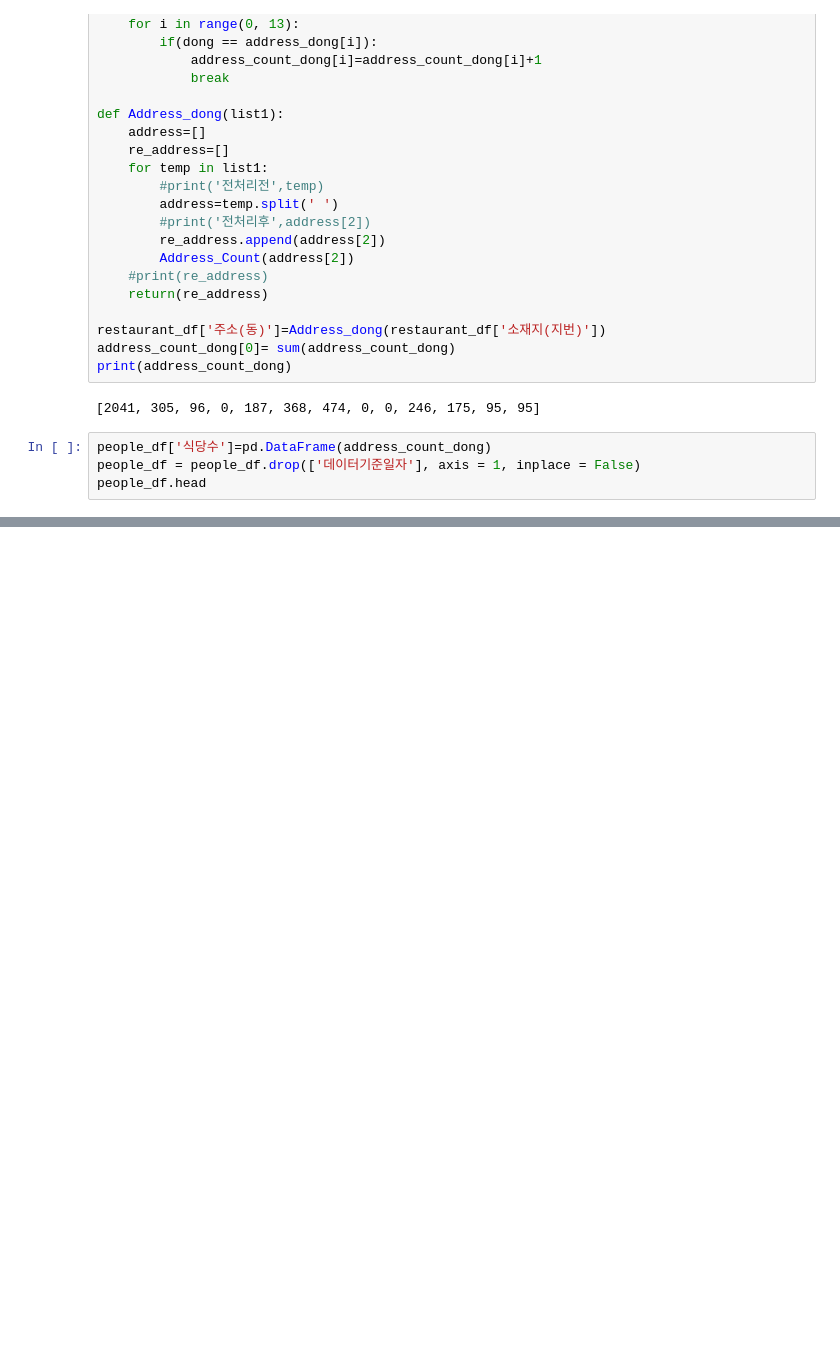
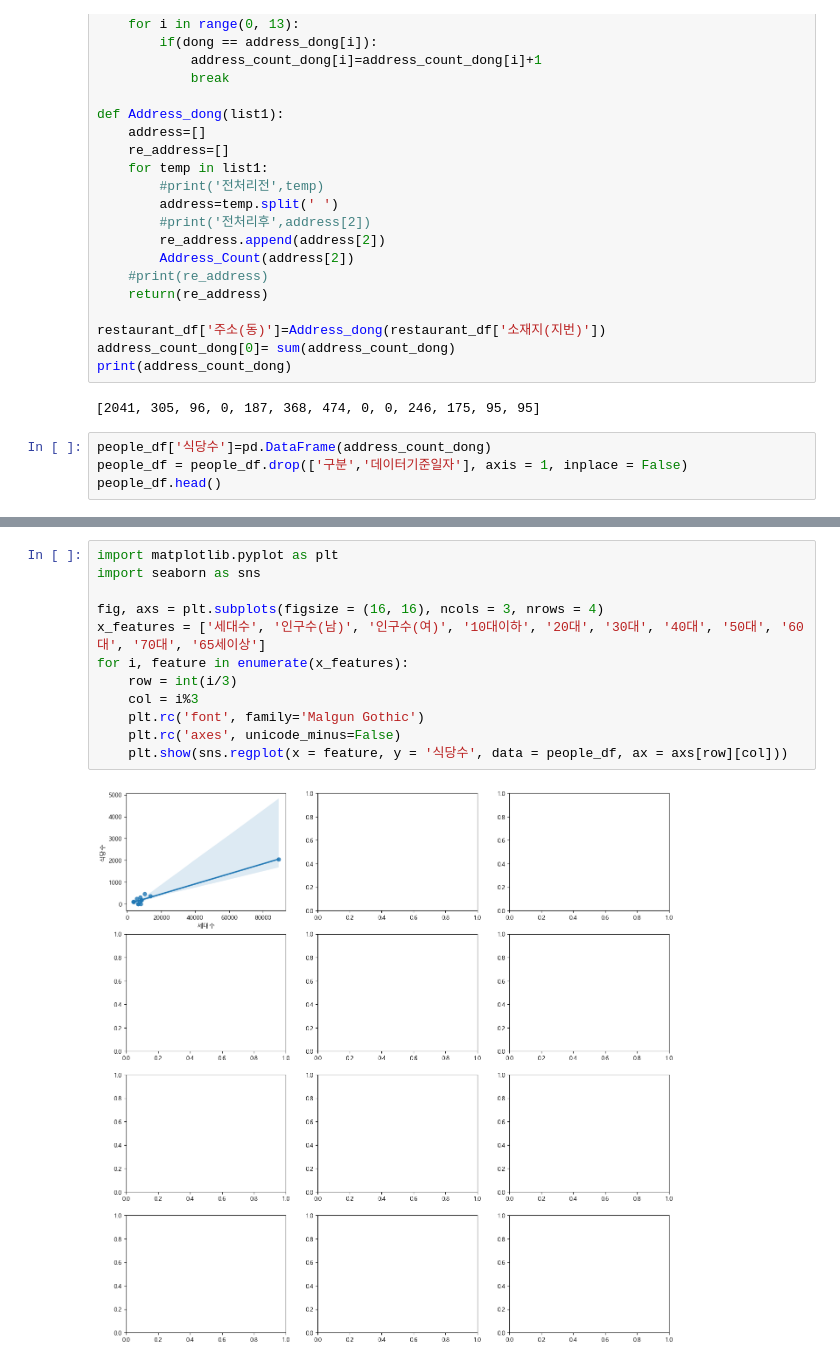
Before and after one commit to DA-EUN00/OpenSource-project, a Jupyter notebook: DataMining/FinalProject/FinalProject.ipynb, the cells around one changed output, grey strips where cells are left out. Drawn from its saved outputs; the diff is of its cells as text; blank space fills up the shorter version.

```diff
--- a/DataMining/FinalProject/FinalProject.ipynb
+++ b/DataMining/FinalProject/FinalProject.ipynb
@@ -55,6 +55,6 @@ print(address_count_dong)
 [2041, 305, 96, 0, 187, 368, 474, 0, 0, 246, 175, 95, 95]
 # %%
 people_df['식당수']=pd.DataFrame(address_count_dong)
-people_df = people_df.drop(['데이터기준일자'], axis = 1, inplace = False)
-people_df.head
+people_df = people_df.drop(['구분','데이터기준일자'], axis = 1, inplace = False)
+people_df.head()
 # %% [output]
@@ -126,0 +124,14 @@ for i, feature in enumerate(x_features):
+# %%
+import matplotlib.pyplot as plt
+import seaborn as sns
+
+fig, axs = plt.subplots(figsize = (16, 16), ncols = 3, nrows = 4)
+x_features = ['세대수', '인구수(남)', '인구수(여)', '10대이하', '20대', '30대', '40대', '50대', '60대', '70대', '65세이상']
+for i, feature in enumerate(x_features):
+    row = int(i/3)
+    col = i%3
+    plt.rc('font', family='Malgun Gothic')
+    plt.rc('axes', unicode_minus=False)
+    plt.show(sns.regplot(x = feature, y = '식당수', data = people_df, ax = axs[row][col]))
+# %% [output]
+[figure, added]
```
Also changed, not shown: parts of 7 cells of this notebook.
